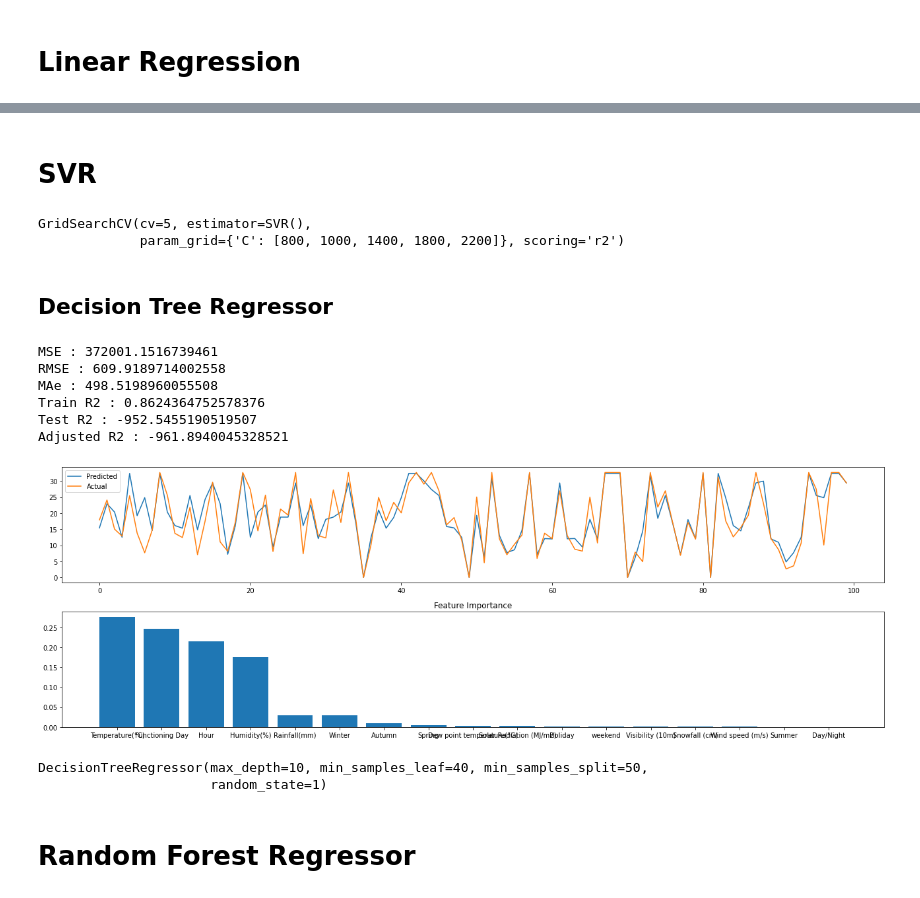
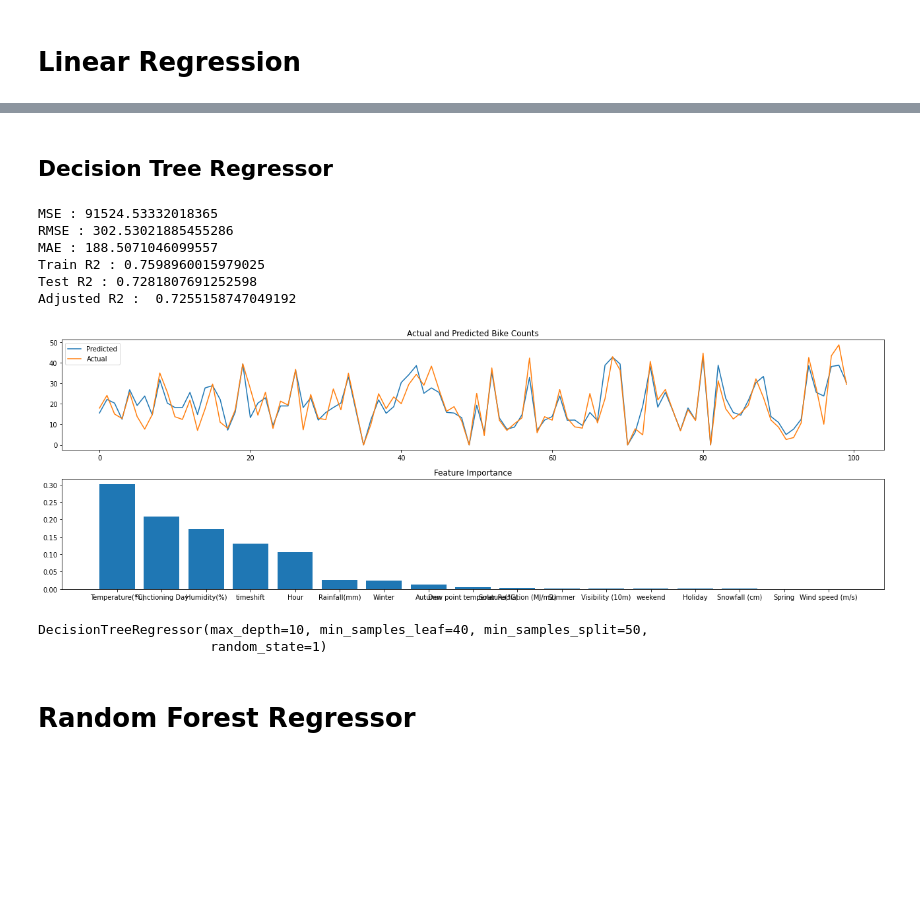
Before and after one commit to prajwalDU/Bike-sharing-demand-prdiction-prajwal, a Jupyter notebook: Final_Bike_Sharing_Demand_Prediction_Capstone_Project.ipynb, the cells around one changed output, grey strips where cells are left out. Drawn from its saved outputs; the diff is of its cells as text; code cells hidden in the pictures; blank space fills up the shorter version.

```diff
--- a/Final_Bike_Sharing_Demand_Prediction_Capstone_Project.ipynb
+++ b/Final_Bike_Sharing_Demand_Prediction_Capstone_Project.ipynb
@@ -366,17 +363,23 @@ y = np.sqrt(df['Rented Bike Count'])
 # %%
-# Defining a function to train the model and print evaluation matrix
-def model_analysis(model, X_train, X_test, y_train, y_test):
-  '''Fitting model
+# Defining a function to train the input model and print evaluation matrix
+def analyse_model(model, X_train, X_test, y_train, y_test):
+
   '''
+  Fitting function to test multiple algorithms to find which algorithms gives best result,
+  below inputed train test split as input and
+  write evaluation matrix which contains mse,rmse,r2,etc
+  finally we plot the result and return
+
+  '''
+
   # Fitting the model
-  model.fit(X_train, y_train)
+  model.fit(X_train,y_train)
   y_pred = model.predict(X_test)
-  a,p = y_test*2, y_pred**2
+  a,p = y_test**2,y_pred**2
 
-  # Calculating evaluation matrix
+  # Calculating Evaluation Matrix
   mse = mean_squared_error(a,p)
   rmse = np.sqrt(mse)
-  mae = mean_absolute_error(a,p)
   r2 = r2_score(a,p)
   try:
     importance = model.feature_importances_
@@ -387,22 +390,23 @@ def model_analysis(model, X_train, X_test, y_train, y_test):
   indices = np.argsort(importance)
   indices = indices[::-1]
 
-  # Printing evaluation matrix
-  print("MSE :", mse)
-  print("RMSE :", rmse)
-  print("MAe :", mae)
+  # Printing Evaluation Matrix
+  print("MSE :" , mse)
+  print("RMSE :" ,rmse)
+  print("MAE :" ,mean_absolute_error(a,p))
   print("Train R2 :", r2_score(y_train**2,model.predict(X_train)**2))
-  print("Test R2 :", r2)
-  print("Adjusted R2 :", 1-(1-r2)*((len(X_test)-1)/(len(X_test)-X_test.shape[1]-1)))
+  print("Test R2 :" ,r2)
+  print("Adjusted R2 : ", 1-(1-r2)*((len(X_test)-1)/(len(X_test)-X_test.shape[1]-1)))
 
-  # Plotting actual and predicted values and the feature importance
+  # Plotting actual and predicted values and the feature importances:
   plt.figure(figsize=(18,6))
   plt.subplot(2,1,1)
   plt.plot((y_pred)[:100])
   plt.plot((np.array(y_test)[:100]))
-  plt.legend(['Predicted', 'Actual'])
+  plt.legend(["Predicted","Actual"])
+  plt.title('Actual and Predicted Bike Counts')
   plt.subplot(2,1,2)
-  plt.bar(range(len(indices)), importance[indices])
+  plt.bar(range(len(indices)),importance[indices])
   plt.xticks(range(len(indices)), [feature[i] for i in indices])
   plt.title('Feature Importance')
   plt.tight_layout()
@@ -445,15 +449,3 @@ Adjusted R2 : -832.3124654139247
 LinearRegression()
 # %%
 reporting['Linear regression']= linear_r2
-# %% [markdown]
-# SVR
-# %%
-# Fitting support vector machine model with grid search cv
-svr_model = SVR()
-param = {'C' : [800,1000,1400,1800,2200]}
-
-gridsearchSVR = GridSearchCV(svr_model, param, scoring = 'r2', cv = 5)
-gridsearchSVR.fit(x_train, y_train)
-# %% [output]
-GridSearchCV(cv=5, estimator=SVR(),
-             param_grid={'C': [800, 1000, 1400, 1800, 2200]}, scoring='r2')
@@ -466,28 +456,28 @@ reporting['SVR'] = svr_r2
 X = scaler.fit_transform(data[features])
 X_train, X_test, y_train, y_test = train_test_split( X, y, test_size = 0.2, random_state = 0)
 # %%
-# Fit the decision tree model with grid search cv
+# Fitting the decision tree regressor
 decisiontree = DecisionTreeRegressor(random_state=1)
 
 # HYperparameter Grid
 param = {'max_depth' : max_depth,
          'min_samples_split' : min_sample_split,
          'min_samples_leaf' : min_sample_leaf}
 
 # GridSearch to find the best parameters
-dt = GridSearchCV(decisiontree, param, scoring='neg_mean_squared_error', cv=5)
+dt = GridSearchCV(decisiontree, param, scoring='r2', cv=5)
 dt.fit(X_train, y_train)
 
 # Analysing the model with best set of parametes
-model_analysis(dt.best_estimator_, X_train, X_test, y_train, y_test)
+analyse_model(dt.best_estimator_, X_train, X_test, y_train, y_test)
 # %% [output]
-MSE : 372001.1516739461
-RMSE : 609.9189714002558
-MAe : 498.5198960055508
-Train R2 : 0.8624364752578376
-Test R2 : -952.5455190519507
-Adjusted R2 : -961.8940045328521
+MSE : 91524.53332018365
+RMSE : 302.53021885455286
+MAE : 188.5071046099557
+Train R2 : 0.7598960015979025
+Test R2 : 0.7281807691252598
+Adjusted R2 :  0.7255158747049192
-[figure, old version]
+[figure, new version]
 DecisionTreeRegressor(max_depth=10, min_samples_leaf=40, min_samples_split=50,
                       random_state=1)
 # %%
```
Also changed, not shown: parts of 23 cells of this notebook.
